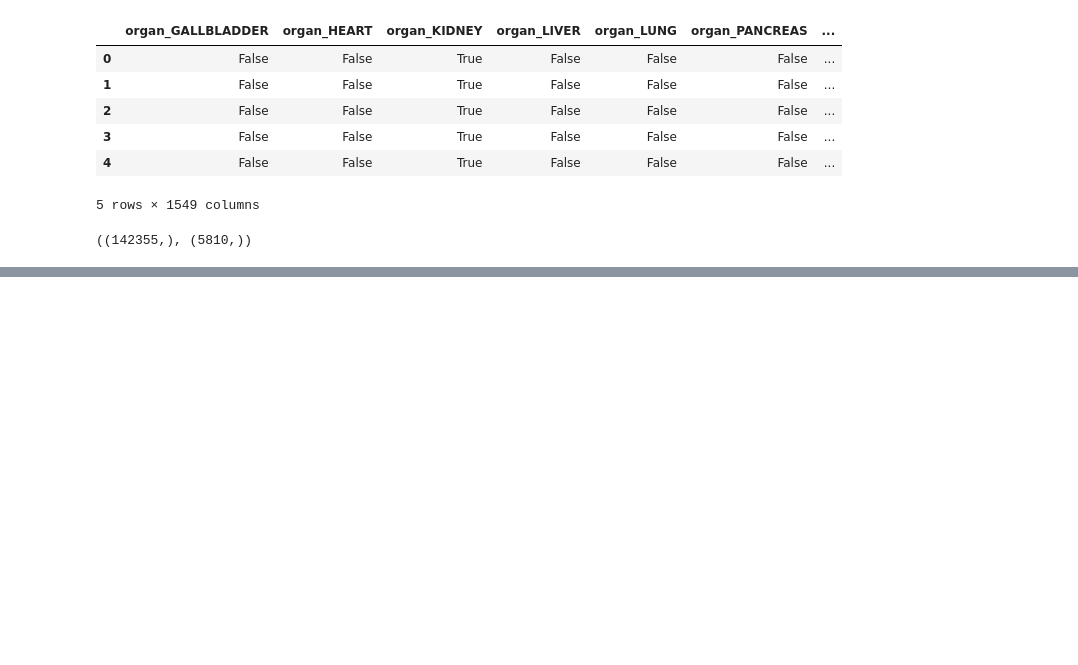
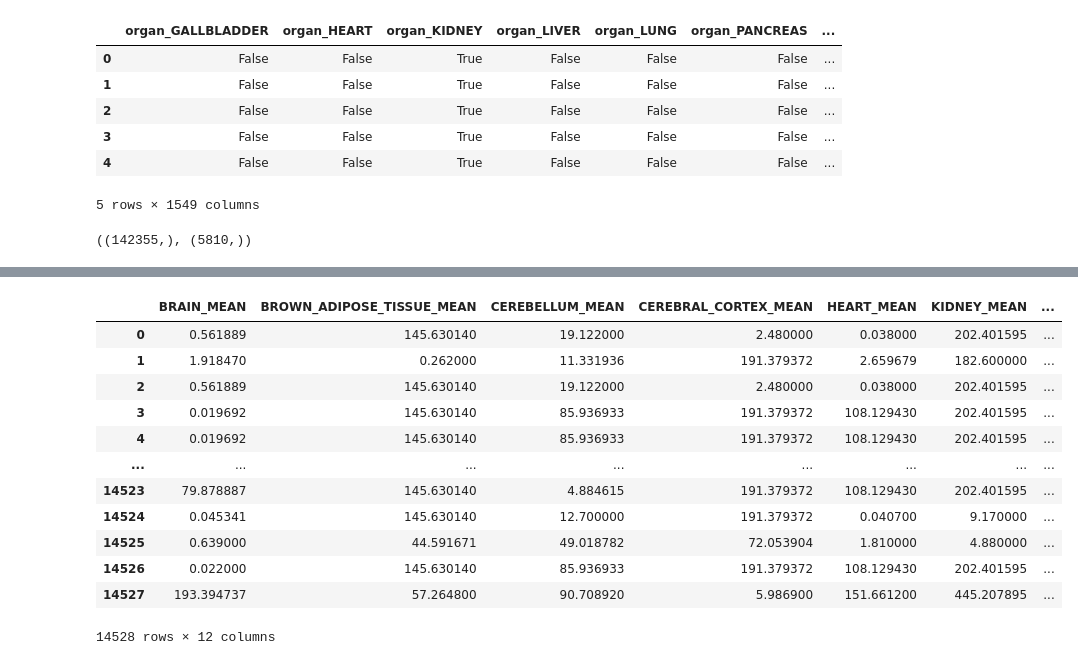
Before and after one commit to weberd26/protein-abundance-PMDA2025, a Jupyter notebook: PPI_to_abundance.ipynb, the cells around one changed output, grey strips where cells are left out. Cells and saved outputs as stored; diff of their text form; code cells hidden in the pictures; blank space fills up the shorter version.

```diff
--- a/PPI_to_abundance.ipynb
+++ b/PPI_to_abundance.ipynb
@@ -713,0 +819,31 @@ Validation score: 0.040620
+# %%
+test_embeddings_means_mouse = pd.read_csv("data/phase_2/test_mus_abundances_with_means_and_embeddings.csv", index_col=0)
+test_embeddings_means_mouse.dropna(inplace=True)  # Drop rows with NaN values
+test_embeddings_means_mouse.reset_index(inplace=True)  # Reset index to make 'UniprotAccession' a column
+mean_cols = test_embeddings_means_mouse.filter(regex='_MEAN$|_LOGMEAN$').columns
+X_phase2_test = test_embeddings_means_mouse.drop(columns=['UniprotAccession', 'KIDNEY', "nog_id", *mean_cols])
+y_phase2_test = test_embeddings_means_mouse['KIDNEY']
+
+train_embeddings_means_mouse = pd.read_csv("data/phase_2/train_mus_abundances_with_means_and_embeddings.csv", index_col=0)
+train_embeddings_means_mouse.dropna(inplace=True)  # Drop rows with NaN values
+train_embeddings_means_mouse.reset_index(inplace=True)  # Reset index to make 'UniprotAccession' a column
+mean_cols = train_embeddings_means_mouse.filter(regex='_MEAN$|_LOGMEAN$').columns
+X_phase2_train = train_embeddings_means_mouse.drop(columns=['UniprotAccession', 'KIDNEY', "nog_id", *mean_cols])
+y_phase2_train = train_embeddings_means_mouse['KIDNEY']
+# %%
+mean_cols = train_embeddings_means_mouse.filter(regex='_MEAN$')
+mean_cols
+# %% [output]
+|  | BRAIN_MEAN | BROWN_ADIPOSE_TISSUE_MEAN | CEREBELLUM_MEAN | CEREBRAL_CORTEX_MEAN | HEART_MEAN | KIDNEY_MEAN | ... |
+| 0 | 0.561889 | 145.630140 | 19.122000 | 2.480000 | 0.038000 | 202.401595 | ... |
+| 1 | 1.918470 | 0.262000 | 11.331936 | 191.379372 | 2.659679 | 182.600000 | ... |
+| 2 | 0.561889 | 145.630140 | 19.122000 | 2.480000 | 0.038000 | 202.401595 | ... |
+| 3 | 0.019692 | 145.630140 | 85.936933 | 191.379372 | 108.129430 | 202.401595 | ... |
+| 4 | 0.019692 | 145.630140 | 85.936933 | 191.379372 | 108.129430 | 202.401595 | ... |
+| ... | ... | ... | ... | ... | ... | ... | ... |
+| 14523 | 79.878887 | 145.630140 | 4.884615 | 191.379372 | 108.129430 | 202.401595 | ... |
+| 14524 | 0.045341 | 145.630140 | 12.700000 | 191.379372 | 0.040700 | 9.170000 | ... |
+| 14525 | 0.639000 | 44.591671 | 49.018782 | 72.053904 | 1.810000 | 4.880000 | ... |
+| 14526 | 0.022000 | 145.630140 | 85.936933 | 191.379372 | 108.129430 | 202.401595 | ... |
+| 14527 | 193.394737 | 57.264800 | 90.708920 | 5.986900 | 151.661200 | 445.207895 | ... |
+14528 rows × 12 columns
```
Also changed, not shown: parts of 36 cells of this notebook, 4 other files.
